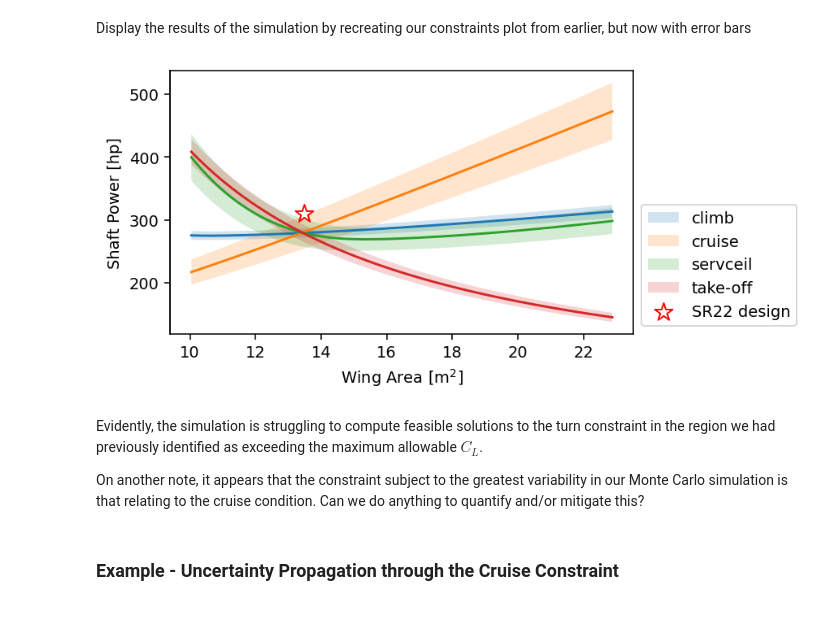
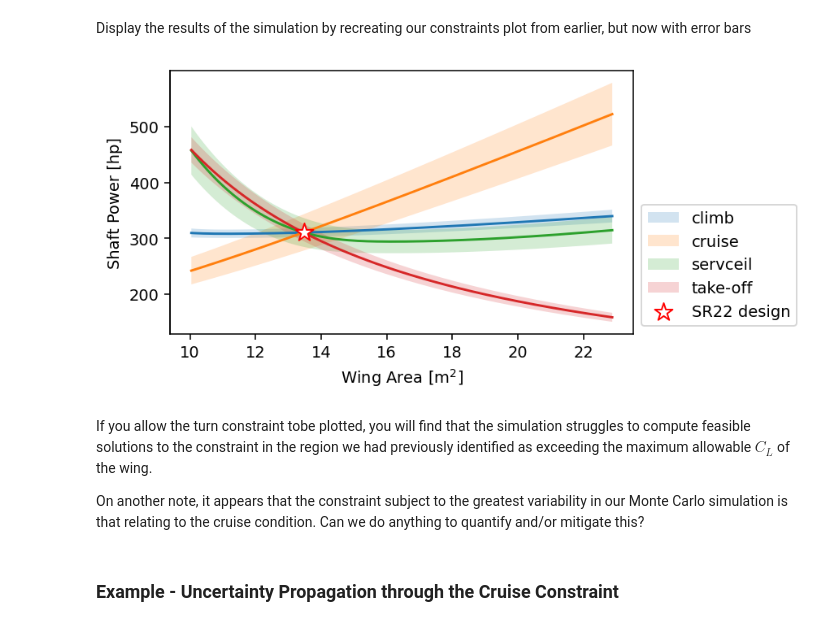
Before and after one commit to yaseen157/ADRpy, a Jupyter notebook: docs/ADRpy/notebooks/Example - Constraint Analysis of the Cirrus SR22.ipynb, the cells around one changed output. Cells and saved outputs as stored; diff of their text form; code cells hidden in the pictures.

Commit message:
Updated SR22 constraint example

```diff
--- a/docs/ADRpy/notebooks/Example - Constraint Analysis of the Cirrus SR22.ipynb
+++ b/docs/ADRpy/notebooks/Example - Constraint Analysis of the Cirrus SR22.ipynb
@@ -46,6 +46,7 @@ designbrief = {
     "turnalt_m": 0, "turnspeed_ktas": 108, "stloadfactor": nturn,     # Sustained turn
     "climbalt_m": 0, "climbspeed_kias": 108, 'climbrate_fpm': 1_251,  # Climb
     "cruisealt_m": uc.ft_m(10e3), "cruisespeed_ktas": 182,            # Cruise
+    "cruisethrustfact": 0.73,                                         # Cruise throttle setting @ISA
     "servceil_m": uc.ft_m(20e3), "secclimbspd_kias": 90,              # Service Ceiling
     "vstallclean_kcas": vstall_kcas                                   # Stall, 1g
 }
@@ -287,12 +289,12 @@ In light of this, you might sensibly conclude that:
 # %% [markdown]
 ***All together now...***
 # %%
-# Estimating the originally designed performance of the SR22
+# Estimating the performance of the SR22
 io550g_ratedpower_w = uc.hp_W(280)
-eta_prop = {"cruise":0.88, "turn": 0.85, "climb": 0.71, "servceil": 0.65, "take-off": 0.45}
+eta_prop = {"climb": 0.61, "cruise": 0.89, "servceil": 0.535, "take-off": 0.39}
 
 # Update our design performance assumptions dictionary - we're confident now, like we were with 1g clean stall.
-designperformance.update({"eta_prop": eta_prop})
+designperformance.update({"eta_prop": eta_prop, "CDmin": 0.0208})
 
 # Package everything together into our most accurate picture of the SR22 concept yet
 concept = ca.AircraftConcept(
@@ -307,7 +309,6 @@ fig, ax = plot_sr22(concept)
 
 common = {"fc": "cyan", "clip_on": False, "zorder": 100}
 ax.scatter(ax.get_xlim()[0], io550g_ratedpower_w, marker=">", ec="k", s=80, label="IO-550-G power", **common)
-ax.scatter(designarea_m2, io550g_ratedpower_w, marker="*", ec="r", s=140, label="SR22 original\ndesign point(?)", **common)
 
 ax.remake_legend();  # Refresh the legend with this custom method
 # %% [output]
@@ -375,7 +376,7 @@ ndraws = 1_000
 VC = np.random.uniform(178, 186, size=ndraws)
 CLminD = np.random.normal(0.20, 0.05, size=ndraws)
 ISAoffset = np.random.normal(0, 10, size=ndraws)
-CDmin = np.random.normal(0.02541, 0.002, size=ndraws)
+CDmin = np.random.normal(0.0208, 0.002, size=ndraws)
 # %% [markdown]
 It's always a good idea when beginning a sensitivity analysis to ensure that you know your inputs are distributed as you expect, or else you may end up drawing spurious correlations or incorrect assertions from your results!
 # %%
@@ -446,34 +447,34 @@ Display the results of the simulation by recreating our constraints plot from ea
 # %%
 fig, ax = plt.subplots(dpi=140, figsize=(5.25, 3))
 
 xdata = concept.design.weight_n / ws_pa  # get x-axis
 
 # For each constraint in our output dictionary
 for label, _ in Preqs.items():
 
     # Compute the mean and standard deviation
     mu = np.nanmean(Preqs[label], axis=-1)  # axis=-1, average result of the ndraws at each ws_pa
     sig = np.nanstd(Preqs[label], axis=-1, ddof=1)  # ddof=1, sample-corrected standard deviation
 
     # Plot a solid line for the mean, and a shaded region for the +/- 1 standard deviation
     l2d, = ax.plot(xdata, mu)
     ax.fill_between(xdata, mu+sig, mu-sig, label=label, alpha=0.2, fc=l2d.get_color())
 
 # Turn the y-axis ticks displaying units of [W] invisible, and replace with units of [hp]
 ax.set_yticks([])
 secax_y = ax.secondary_yaxis("left", functions=(uc.W_hp, uc.hp_W))
 secax_y.set_ylabel("Shaft Power [hp]")
 
 # Other things to make the plot pretty
 ax.set_xlabel("Wing Area [m$^2$]")
 # ax.set_xlim(10, 17)
 # ax.set_ylim(uc.hp_W(240), uc.hp_W(380))
-ax.scatter(designarea_m2, io550n_ratedpower_w, marker="*", ec="r", fc="w", s=140, label="SR22 design")
+ax.scatter(designarea_m2, io550n_ratedpower_w, marker="*", ec="r", fc="w", s=140, label="SR22 design", zorder=5)
 ax.legend(loc="lower left", bbox_to_anchor=(1, 0));
 # %% [output]
-[figure, old version]
+[figure, new version]
 # %% [markdown]
-Evidently, the simulation is struggling to compute feasible solutions to the turn constraint in the region we had previously identified as exceeding the maximum allowable $C_L$.
+If you allow the turn constraint tobe plotted, you will find that the simulation struggles to compute feasible solutions to the constraint in the region we had previously identified as exceeding the maximum allowable $C_L$ of the wing.
 
 On another note, it appears that the constraint subject to the greatest variability in our Monte Carlo simulation is that relating to the cruise condition.
 Can we do anything to quantify and/or mitigate this?
```
Also changed, not shown: parts of 27 cells of this notebook, 2 other files.
